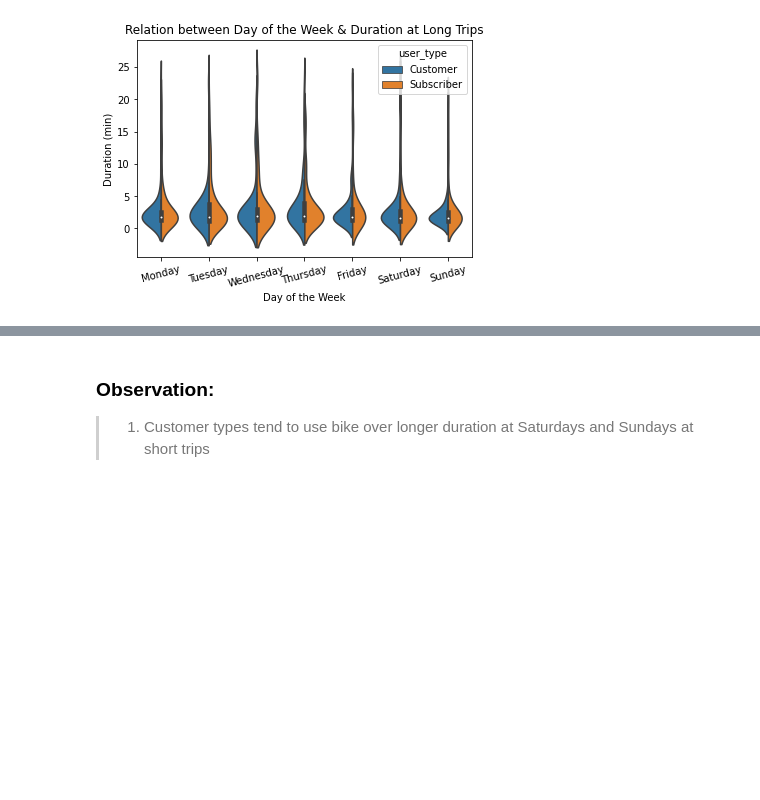
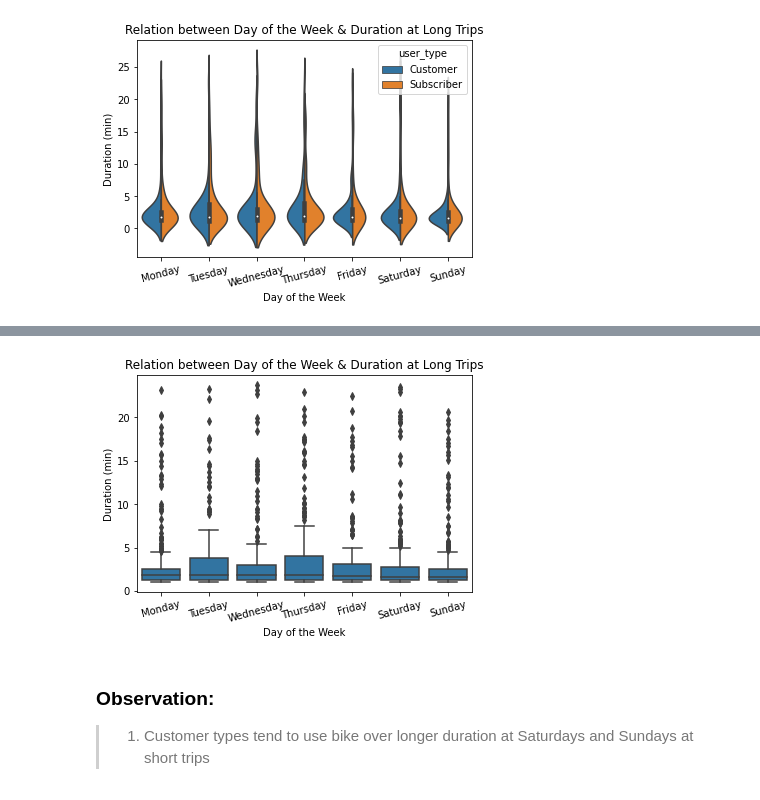
Before and after one commit to Ashry22/Data_Visualization_Project, a Jupyter notebook: Part_I_exploration.ipynb, the cells around one changed output, grey strips where cells are left out. Drawn from its saved outputs; the diff is of its cells as text; code cells hidden in the pictures; blank space fills up the shorter version.

```diff
--- a/Part_I_exploration.ipynb
+++ b/Part_I_exploration.ipynb
@@ -596,3 +604,11 @@ plt.title('Relation between Day of the Week & Duration at Long Trips');
+# %%
+sb.boxplot(data=trip_data.query('trip_type == "long_trip"'), x='start_weekday', y='duration_hour', color=color_base)
+plt.xticks(rotation=15);
+plt.xlabel('Day of the Week')
+plt.ylabel('Duration (min)')
+plt.title('Relation between Day of the Week & Duration at Long Trips');
+# %% [output]
+[figure, added]
 # %% [markdown]
 ### Observation:
 >1. Customer types tend to use bike over longer duration at Saturdays and Sundays at short trips
```
Also changed, not shown: parts of 1 cell of this notebook.
